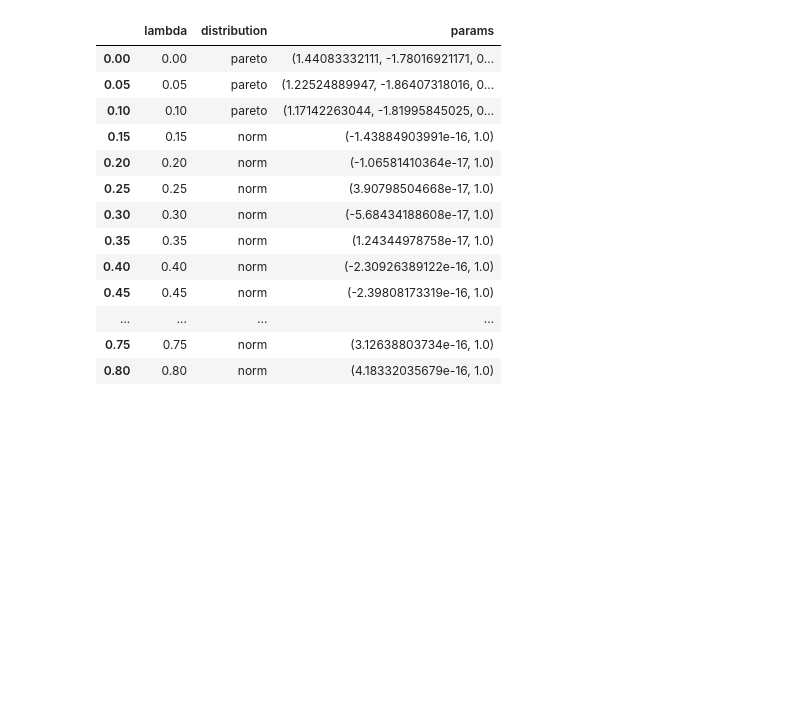
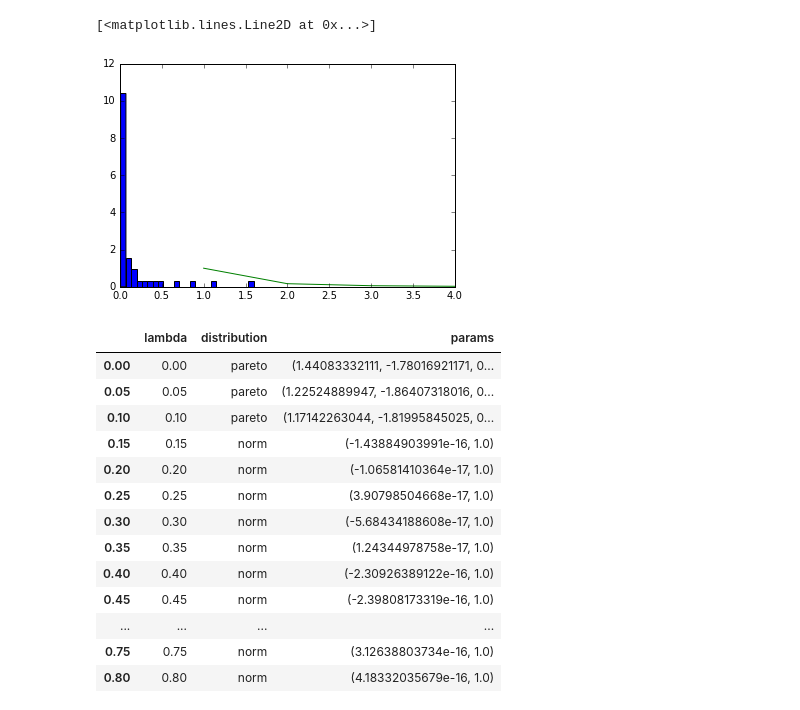
Before and after one commit to victoreram/MSU, a Jupyter notebook: Machine Learning Project/simulate_fit_distributions.ipynb, the cells around one changed output. Drawn from its saved outputs; the diff is of its cells as text; code cells hidden in the pictures; blank space fills up the shorter version.

```diff
--- a/Machine Learning Project/simulate_fit_distributions.ipynb
+++ b/Machine Learning Project/simulate_fit_distributions.ipynb
@@ -180,3 +211,10 @@ wd_ag_df
+# %%
+plt.hist(pdfs[0],bins=25,normed=True)
+x = np.arange(0,5)
+plt.plot(x**(-1.5804-1))
+# %% [output]
+[<matplotlib.lines.Line2D at 0x...>]
+[figure, added]
 # %%
 def iterate_with_savings(n_transactions, agent_list, l):
 
```
Also changed, not shown: parts of 5 cells of this notebook, 32 other files.
